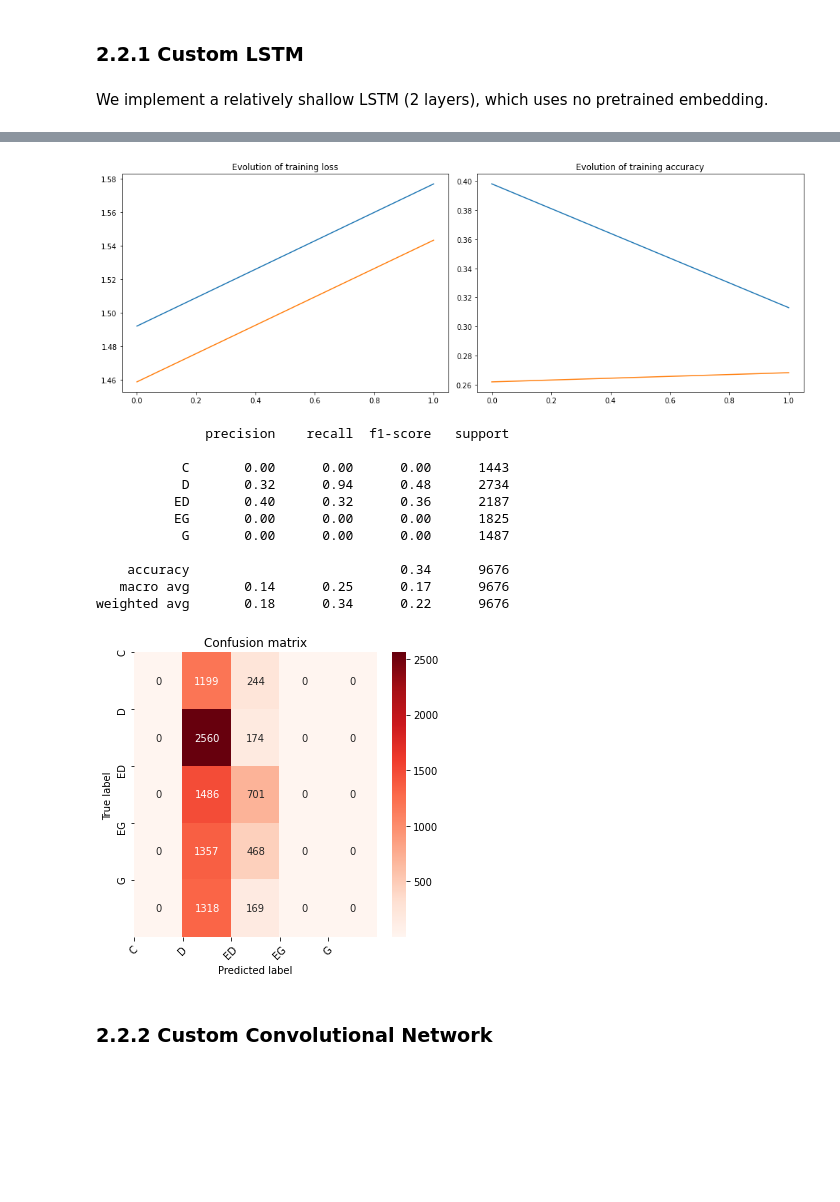
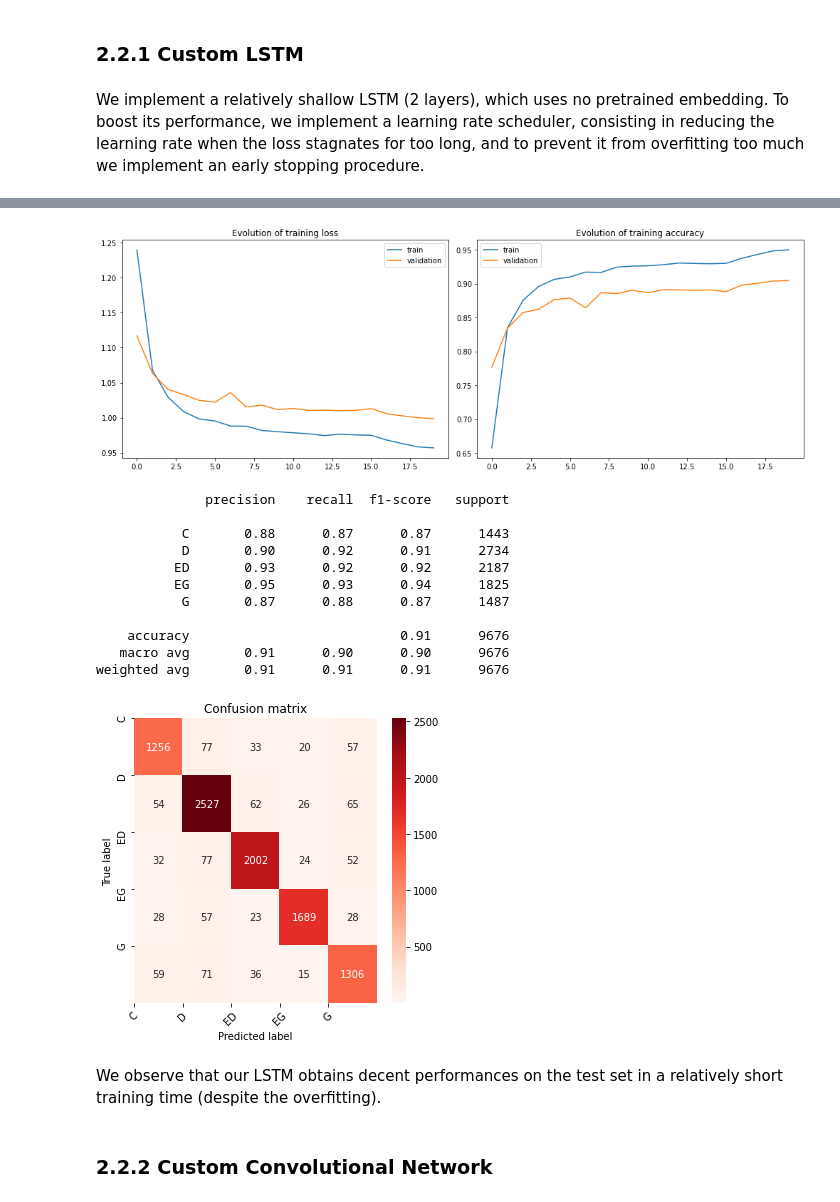
Before and after one commit to aymericfloyrac/NLP-Political-line-classification, a Jupyter notebook: Project.ipynb, the cells around one changed output, grey strips where cells are left out. Drawn from its saved outputs; the diff is of its cells as text; code cells hidden in the pictures; blank space fills up the shorter version.

```diff
--- a/Project.ipynb
+++ b/Project.ipynb
@@ -234,8 +291,8 @@ val_loader = DataLoader(val_set,batch_size = 32,num_workers = 5,drop_last=True)
 test_loader = DataLoader(test_set,batch_size = 1,num_workers = 5,drop_last=False)
 # %% [markdown]
 ### 2.2.1 Custom LSTM
-# %% [markdown]
-We implement a relatively shallow LSTM (2 layers), which uses no pretrained embedding.
+# %% [markdown]
+We implement a relatively shallow LSTM (2 layers), which uses no pretrained embedding. To boost its performance, we implement a learning rate scheduler, consisting in reducing the learning rate when the loss stagnates for too long, and to prevent it from overfitting too much we implement an early stopping procedure.
 # %%
 vocab_size = tokenizer.num_words+1
 output_size = 5
@@ -246,8 +303,9 @@ model = RNN(vocab_size, output_size, embedding_dim, hidden_dim, n_layers)
 model = model.to(device)
 # %%
 criterion = nn.CrossEntropyLoss()
-optimizer = torch.optim.Adam(model.parameters(), lr=0.05)
-scheduler = None
+optimizer = torch.optim.Adam(model.parameters(), lr=0.005)
+scheduler = torch.optim.lr_scheduler.ReduceLROnPlateau(optimizer, patience = 2, verbose=True)
+activate_early_stopping = True
 # %%
-train(model, 'rnn',criterion, optimizer,scheduler, train_loader, val_loader, n_epochs=2, print_every=100, gpu=True)
+train(model, 'rnn',criterion, optimizer,activate_early_stopping,scheduler, train_loader, val_loader, n_epochs=20, print_every=400, gpu=True)
 # %% [output]
@@ -274,4 +329,4 @@ EVALUATION Validation set : mean loss 1.543335171330054 || mean accuracy 0.26821
-[figure, old version]
+[figure, new version]
 # %%
 model.eval()
 ytest,ypred = get_predictions(model,test_loader,model_type='rnn')
@@ -280,16 +335,18 @@ plot_confusion_matrix(ytest,ypred,label_map=label_map)
 # %% [output]
               precision    recall  f1-score   support
 
-           C       0.00      0.00      0.00      1443
-           D       0.32      0.94      0.48      2734
-          ED       0.40      0.32      0.36      2187
-          EG       0.00      0.00      0.00      1825
-           G       0.00      0.00      0.00      1487
+           C       0.88      0.87      0.87      1443
+           D       0.90      0.92      0.91      2734
+          ED       0.93      0.92      0.92      2187
+          EG       0.95      0.93      0.94      1825
+           G       0.87      0.88      0.87      1487
 
-    accuracy                           0.34      9676
-   macro avg       0.14      0.25      0.17      9676
-weighted avg       0.18      0.34      0.22      9676
+    accuracy                           0.91      9676
+   macro avg       0.91      0.90      0.90      9676
+weighted avg       0.91      0.91      0.91      9676
-[figure, old version]
+[figure, new version]
+# %% [markdown]
+We observe that our LSTM obtains decent performances on the test set in a relatively short training time (despite the overfitting).
 # %% [markdown]
 ### 2.2.2 Custom Convolutional Network
 # %% [markdown]
```
Also changed, not shown: parts of 68 cells of this notebook.
